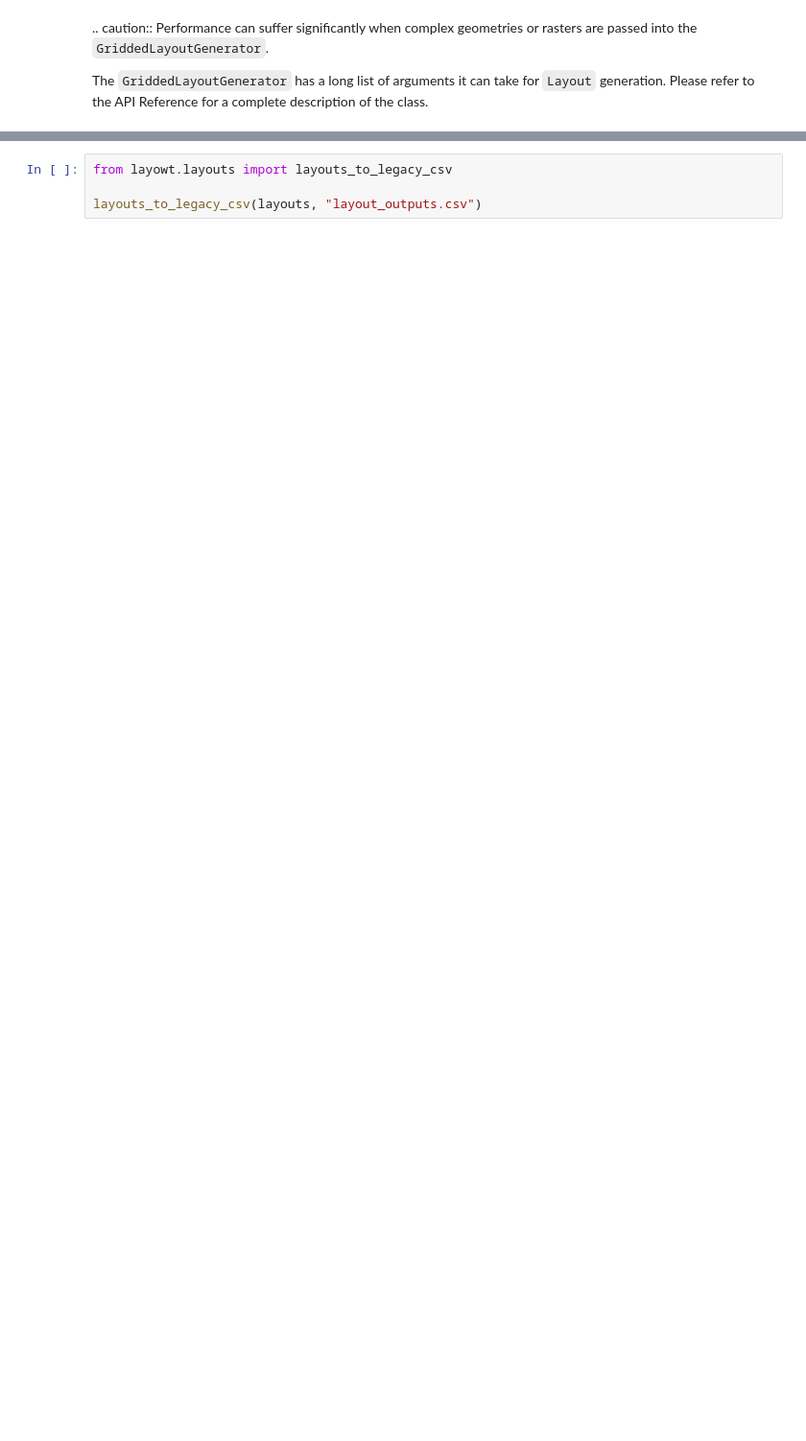
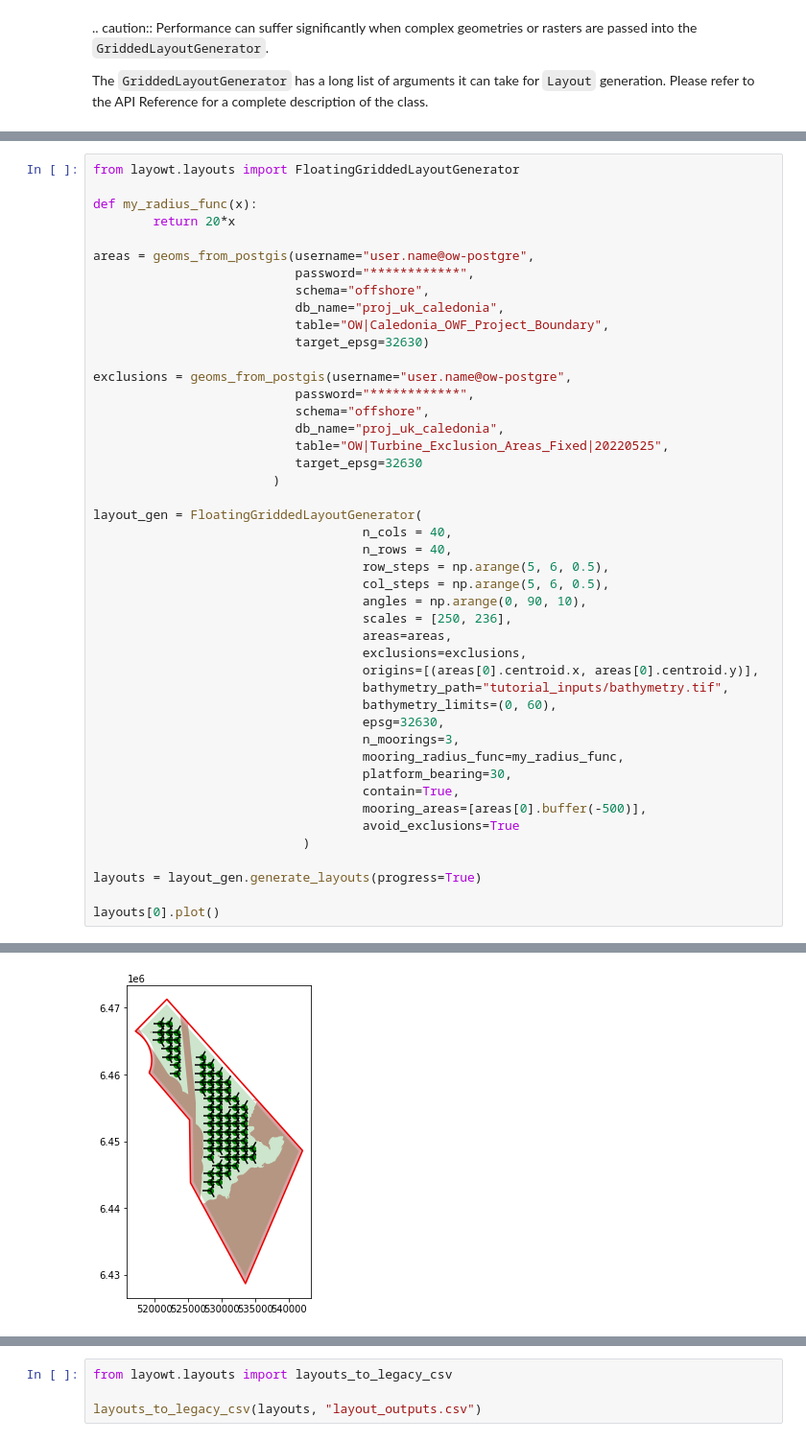
Before and after one commit to GTornero/layOWt, a Jupyter notebook: docs/source/notebooks/GriddedLayoutGenerator_tutorial.ipynb, the cells around one changed output, grey strips where cells are left out. Shown at 96% size. Saved outputs shown, nothing was run; the diff lists cells and outputs as text; blank space fills up the shorter version.

Commit message:
included Floating Generator in tutorial

```diff
--- a/docs/source/notebooks/GriddedLayoutGenerator_tutorial.ipynb
+++ b/docs/source/notebooks/GriddedLayoutGenerator_tutorial.ipynb
@@ -93,0 +101,46 @@ The `GriddedLayoutGenerator` has a long list of arguments it can take for `Layou
+# %%
+from layowt.layouts import FloatingGriddedLayoutGenerator
+
+def my_radius_func(x):
+        return 20*x
+
+areas = geoms_from_postgis(username="user.name@ow-postgre",
+                           password="************",
+                           schema="offshore",
+                           db_name="proj_uk_caledonia",
+                           table="OW|Caledonia_OWF_Project_Boundary",
+                           target_epsg=32630)
+
+exclusions = geoms_from_postgis(username="user.name@ow-postgre",
+                           password="************",
+                           schema="offshore",
+                           db_name="proj_uk_caledonia",
+                           table="OW|Turbine_Exclusion_Areas_Fixed|20220525",
+                           target_epsg=32630
+                        )
+
+layout_gen = FloatingGriddedLayoutGenerator(
+                                    n_cols = 40,
+                                    n_rows = 40,
+                                    row_steps = np.arange(5, 6, 0.5),
+                                    col_steps = np.arange(5, 6, 0.5),
+                                    angles = np.arange(0, 90, 10),
+                                    scales = [250, 236],
+                                    areas=areas,
+                                    exclusions=exclusions,
+                                    origins=[(areas[0].centroid.x, areas[0].centroid.y)],
+                                    bathymetry_path="tutorial_inputs/bathymetry.tif",
+                                    bathymetry_limits=(0, 60),
+                                    epsg=32630,
+                                    n_moorings=3,
+                                    mooring_radius_func=my_radius_func,
+                                    platform_bearing=30,
+                                    contain=True,
+                                    mooring_areas=[areas[0].buffer(-500)],
+                                    avoid_exclusions=True
+                            )
+
+layouts = layout_gen.generate_layouts(progress=True)
+
+layouts[0].plot()
+# %% [output]
@@ -94 +149,2 @@ The `GriddedLayoutGenerator` has a long list of arguments it can take for `Layou
+[figure, added]
 # %% [markdown]
```
Also changed, not shown: parts of 8 cells of this notebook.
